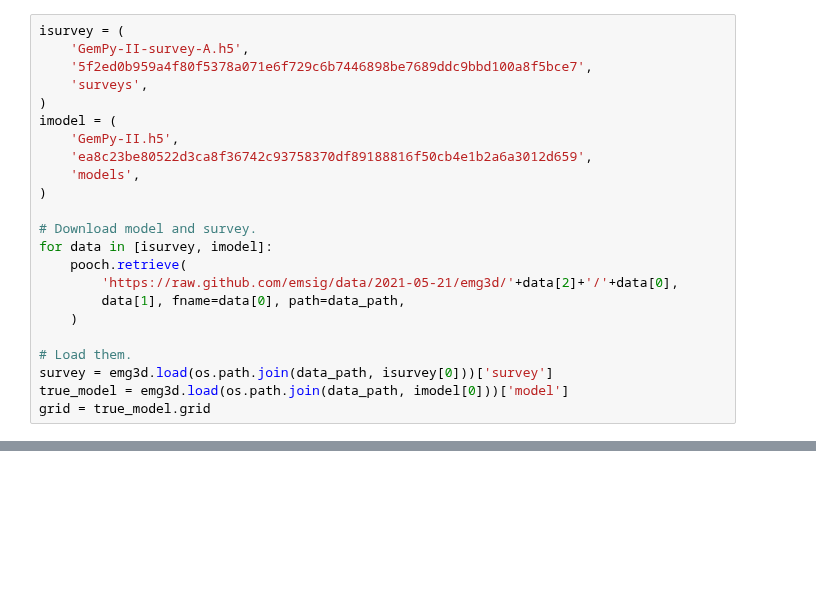
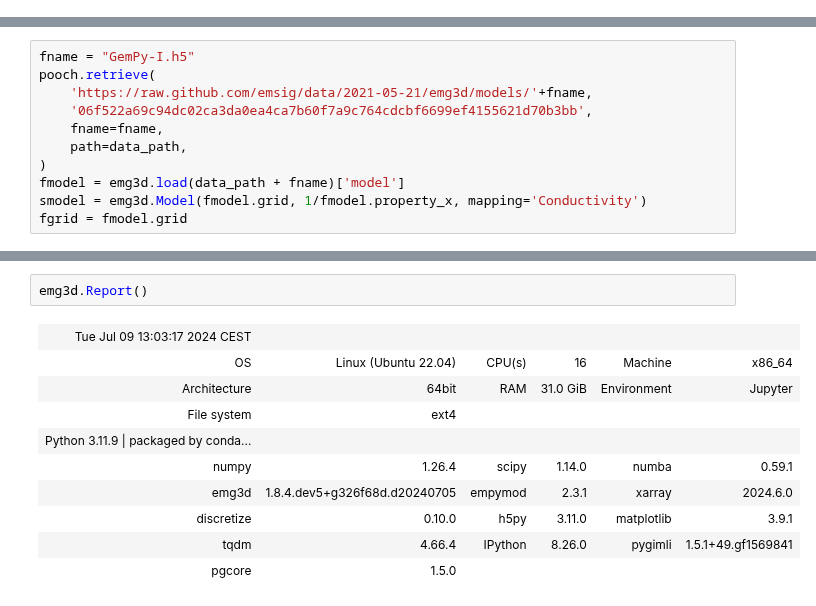
Before and after one commit to prisae/dev-pygimli-emg3d, a Jupyter notebook: GalleryExample.ipynb, the cells around one changed output, grey strips where cells are left out. Cells and saved outputs as stored; diff of their text form; blank space fills up the shorter version.

```diff
--- a/GalleryExample.ipynb
+++ b/GalleryExample.ipynb
@@ -13,23 +17,0 @@ data_path = os.path.join('..', 'download', '')
-# %%
-isurvey = (
-    'GemPy-II-survey-A.h5',
-    '5f2ed0b959a4f80f5378a071e6f729c6b7446898be7689ddc9bbd100a8f5bce7',
-    'surveys',
-)
-imodel = (
-    'GemPy-II.h5',
-    'ea8c23be80522d3ca8f36742c93758370df89188816f50cb4e1b2a6a3012d659',
-    'models',
-)
-
-# Download model and survey.
-for data in [isurvey, imodel]:
-    pooch.retrieve(
-        'https://raw.github.com/emsig/data/2021-05-21/emg3d/'+data[2]+'/'+data[0],
-        data[1], fname=data[0], path=data_path,
-    )
-
-# Load them.
-survey = emg3d.load(os.path.join(data_path, isurvey[0]))['survey']
-true_model = emg3d.load(os.path.join(data_path, imodel[0]))['model']
-grid = true_model.grid
@@ -35,0 +22,11 @@ grid = true_model.grid
+# %%
+fname = "GemPy-I.h5"
+pooch.retrieve(
+    'https://raw.github.com/emsig/data/2021-05-21/emg3d/models/'+fname,
+    '06f522a69c94dc02ca3da0ea4ca7b60f7a9c764cdcbf6699ef4155621d70b3bb',
+    fname=fname,
+    path=data_path,
+)
+fmodel = emg3d.load(data_path + fname)['model']
+smodel = emg3d.Model(fmodel.grid, 1/fmodel.property_x, mapping='Conductivity')
+fgrid = fmodel.grid
@@ -62,0 +314,13 @@ grid.plot_3d_slicer(
+# %%
+emg3d.Report()
+# %% [output]
+| Tue Jul 09 13:03:17 2024 CEST |  |  |  |  |  |
+| OS | Linux (Ubuntu 22.04) | CPU(s) | 16 | Machine | x86_64 |
+| Architecture | 64bit | RAM | 31.0 GiB | Environment | Jupyter |
+| File system | ext4 |
+| Python 3.11.9 | packaged by conda... |  |  |  |  |  |
+| numpy | 1.26.4 | scipy | 1.14.0 | numba | 0.59.1 |
+| emg3d | 1.8.4.dev5+g326f68d.d20240705 | empymod | 2.3.1 | xarray | 2024.6.0 |
+| discretize | 0.10.0 | h5py | 3.11.0 | matplotlib | 3.9.1 |
+| tqdm | 4.66.4 | IPython | 8.26.0 | pygimli | 1.5.1+49.gf1569841 |
+| pgcore | 1.5.0 |  |  |  |  |
```
Also changed, not shown: parts of 22 cells of this notebook, 4 other files.
